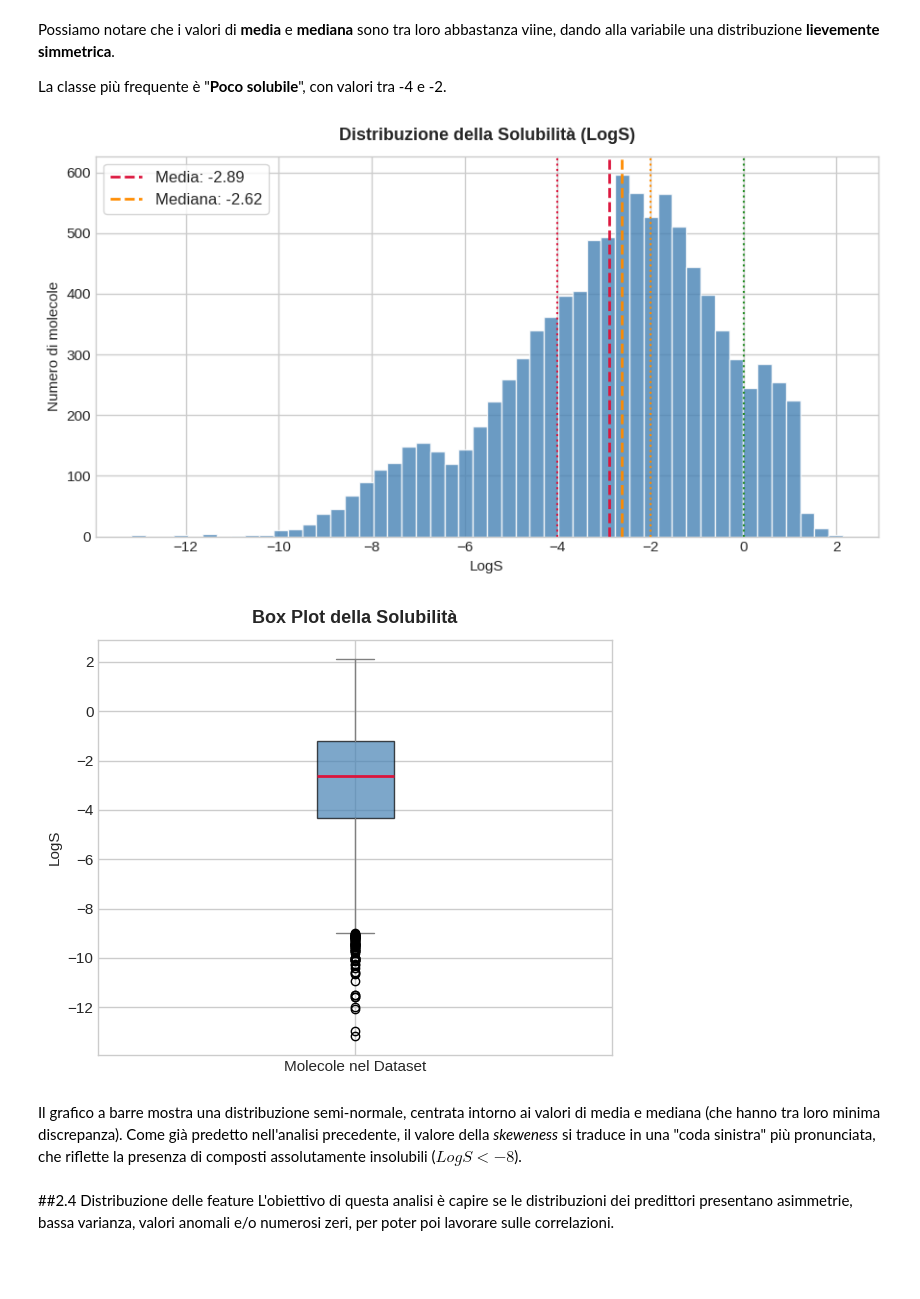
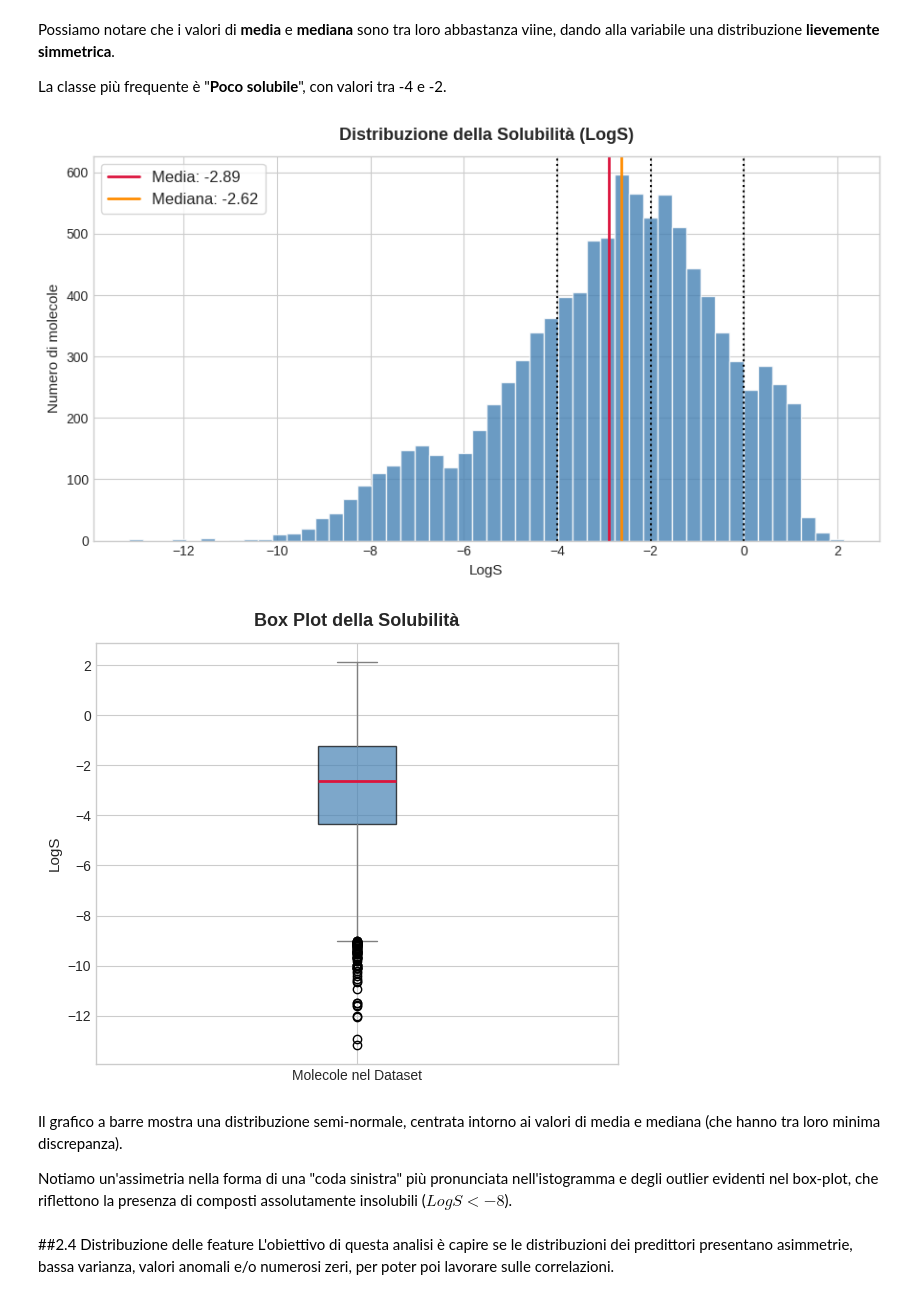
Before and after one commit to elettra-ven/DIA-Ventura-SolAq, a Jupyter notebook: SolAq_DIA_Ventura.ipynb, the cells around one changed output. Saved outputs shown, nothing was run; the diff lists cells and outputs as text; code cells hidden in the pictures; blank space fills up the shorter version.

```diff
--- a/SolAq_DIA_Ventura.ipynb
+++ b/SolAq_DIA_Ventura.ipynb
@@ -24,4 +21 @@ import seaborn as sns
-# %%
-sns.set_theme(style="whitegrid")
-plt.rcParams['figure.figsize'] = (10, 6)
 # %% [markdown]
@@ -266,28 +255,26 @@ Possiamo notare che i valori di **media** e **mediana** sono tra loro abbastanza
 
 La classe più frequente è "**Poco solubile**", con valori tra -4 e -2.
 # %%
-plt.style.use("seaborn-v0_8-whitegrid")
 plt.figure(figsize=(9, 5))
 
 plt.hist(solubility_data, bins=50, color="steelblue", edgecolor="white", alpha=0.8)
-plt.axvline(mean_sol, color="crimson", linestyle="--", linewidth=2, label=f"Media: {mean_sol:.2f}")
-plt.axvline(median_sol, color="darkorange", linestyle="--", linewidth=2, label=f"Mediana: {median_sol:.2f}")
+plt.axvline(mean_sol, color="crimson", linestyle="-", linewidth=2, label=f"Media: {mean_sol:.2f}")
+plt.axvline(median_sol, color="darkorange", linestyle="-", linewidth=2, label=f"Mediana: {median_sol:.2f}")
 
-soglie = [(-4, "crimson"), (-2, "darkorange"), (0, "forestgreen")]
-for soglia, col in soglie:
-    plt.axvline(soglia, color=col, linestyle=":", linewidth=1.5)
+soglie = [-4,-2,0]
+for soglia in soglie:
+    plt.axvline(soglia, color="black", linestyle=":", linewidth=1.5)
 
 plt.title("Distribuzione della Solubilità (LogS)", fontsize=13, pad=12, fontweight='bold')
 plt.xlabel("LogS", fontsize=11)
 plt.ylabel("Numero di molecole", fontsize=11)
 plt.legend(loc="upper left", frameon=True, fontsize=12)
 
 plt.tight_layout()
 plt.show()
 # %% [output]
-[figure, old version]
+[figure, new version]
 # %%
-plt.style.use("seaborn-v0_8-whitegrid")
 plt.figure(figsize=(6, 5))
 
 plt.boxplot(
@@ -307,10 +294,11 @@ plt.ylabel("LogS", fontsize=11)
 plt.tight_layout()
 plt.show()
 # %% [output]
-[figure, old version]
+[figure, new version]
 # %% [markdown]
 Il grafico a barre mostra una distribuzione semi-normale, centrata intorno ai valori di media e mediana (che hanno tra loro minima discrepanza).
-Come già predetto nell'analisi precedente, il valore della *skeweness* si traduce in una "coda sinistra" più pronunciata, che riflette la presenza di composti assolutamente insolubili ($LogS < -8$).
+
+Notiamo un'assimetria nella forma di una "coda sinistra" più pronunciata nell'istogramma e degli outlier evidenti nel box-plot, che riflettono la presenza di composti assolutamente insolubili ($LogS < -8$).
 # %% [markdown]
 ##2.4 Distribuzione delle feature
 L'obiettivo di questa analisi è capire se le distribuzioni dei predittori presentano asimmetrie, bassa varianza, valori anomali e/o numerosi zeri, per poter poi lavorare sulle correlazioni.
```
Also changed, not shown: parts of 35 cells of this notebook.
